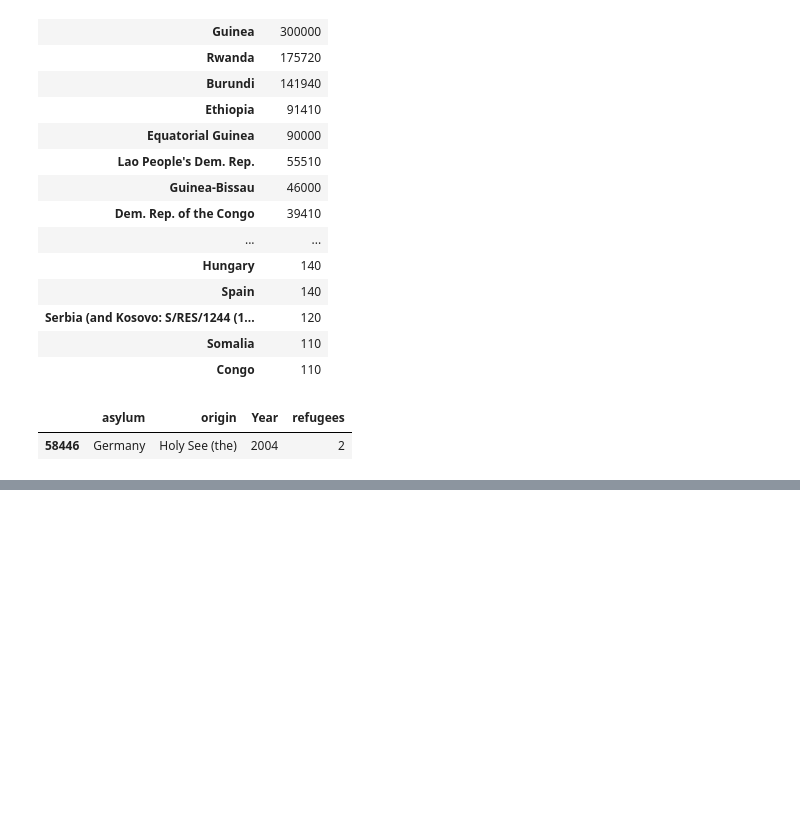
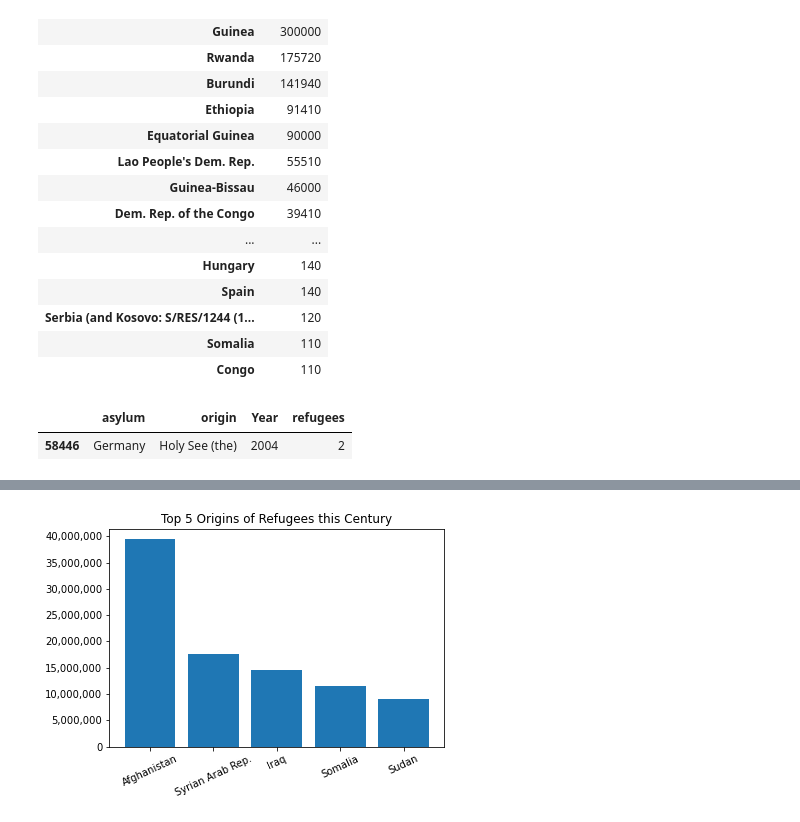
Before and after one commit to nss-data-science-cohort-5/un_exploration-ripplesphere, a Jupyter notebook: notebooks/UN_Data_Refugees.ipynb, the cells around one changed output, grey strips where cells are left out. Cells and saved outputs as stored; diff of their text form; code cells hidden in the pictures; blank space fills up the shorter version.

Commit message:
Added bar graph

```diff
--- a/notebooks/UN_Data_Refugees.ipynb
+++ b/notebooks/UN_Data_Refugees.ipynb
@@ -285,3 +285,9 @@ print()
 # %%
-
-#plt.bar(origin_lst[:5], )
+plt.bar(origin_lst[:5], this_cent_df.groupby("origin").sum()\
+        .sort_values("refugees", ascending = False)["refugees"][:5].tolist())
+plt.gca().yaxis.set_major_formatter(StrMethodFormatter('{x:,.0f}'))
+plt.xticks(rotation=25)
+plt.title("Top 5 Origins of Refugees this Century")
+print()
+# %% [output]
+[figure, added]
```
Also changed, not shown: parts of 2 cells of this notebook, 1 other file.
